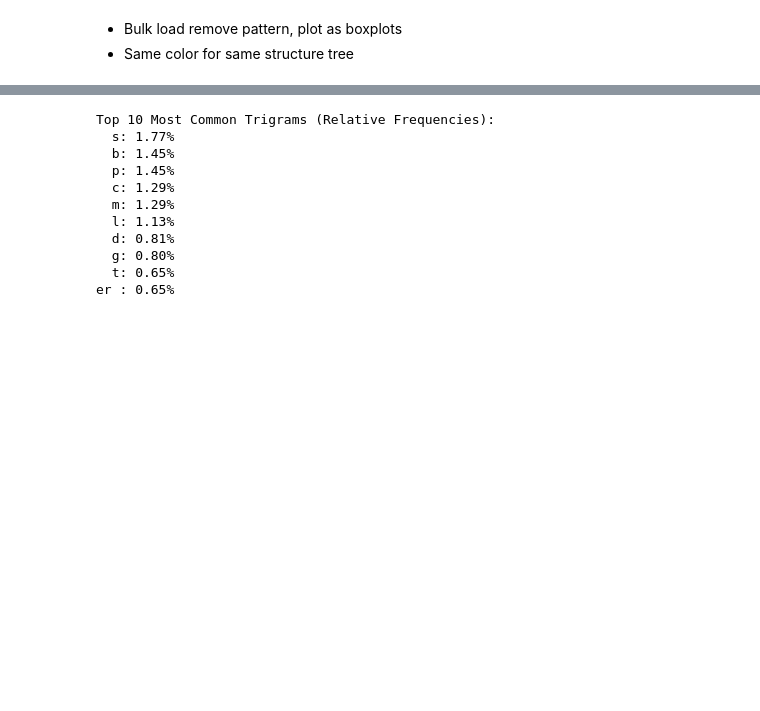
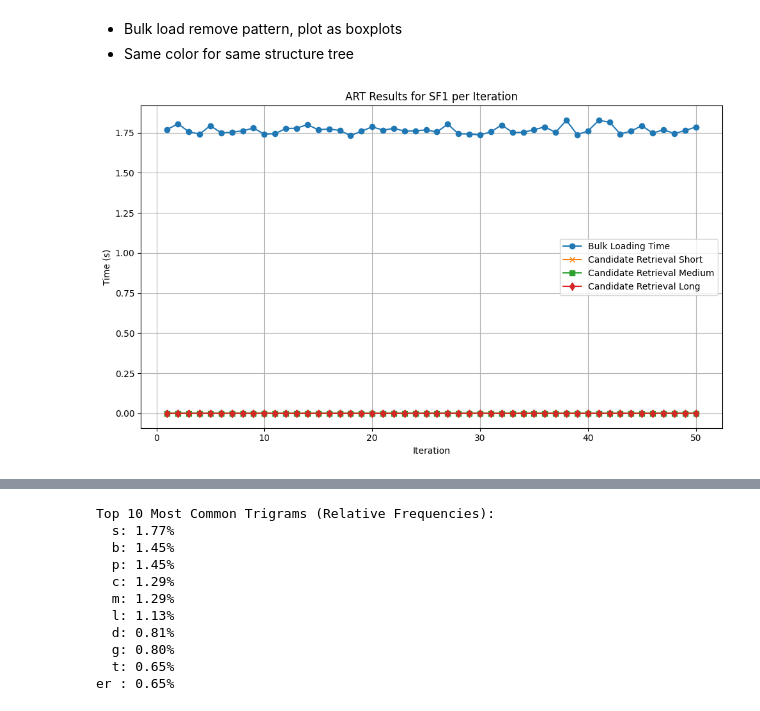
Before and after one commit to nasiba-z/gin_updated, a Jupyter notebook: results_analysis.ipynb, the cells around one changed output, grey strips where cells are left out. Saved outputs shown, nothing was run; the diff lists cells and outputs as text; code cells hidden in the pictures; blank space fills up the shorter version.

Commit message:
cleaned up results analysis

```diff
--- a/results_analysis.ipynb
+++ b/results_analysis.ipynb
@@ -119,3 +55,21 @@ KeyError: 'Time_Candidate_Retrieval'
 # %% [markdown]
 - Bulk load remove pattern, plot as boxplots
 - Same color for same structure tree
+# %%
+# Plot ART results for SF1 per iteration
+plt.figure(figsize=(10, 6))
+plt.plot(art_results_sf1['Iteration'], art_results_sf1['Time_Bulk_Loading'], label='Bulk Loading Time', marker='o')
+plt.plot(art_results_sf1['Iteration'], art_results_sf1['Time_Candidate_Retrieval_Short'], label='Candidate Retrieval Short', marker='x')
+plt.plot(art_results_sf1['Iteration'], art_results_sf1['Time_Candidate_Retrieval_Medium'], label='Candidate Retrieval Medium', marker='s')
+plt.plot(art_results_sf1['Iteration'], art_results_sf1['Time_Candidate_Retrieval_Long'], label='Candidate Retrieval Long', marker='d')
+
+# Add labels, title, and legend
+plt.xlabel('Iteration')
+plt.ylabel('Time (s)')
+plt.title('ART Results for SF1 per Iteration')
+plt.legend()
+plt.grid(True)
+plt.tight_layout()
+plt.show()
+# %% [output]
+[figure, added]
```
Also changed, not shown: parts of 8 cells of this notebook.
